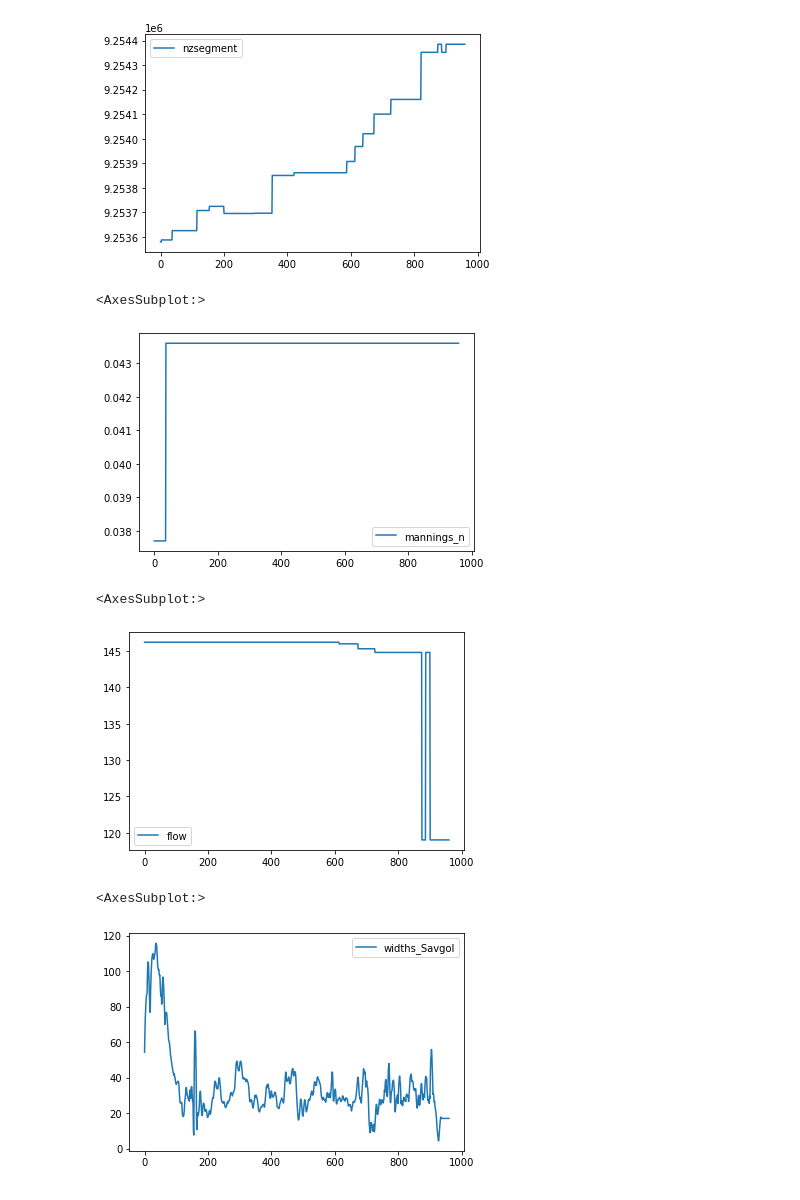
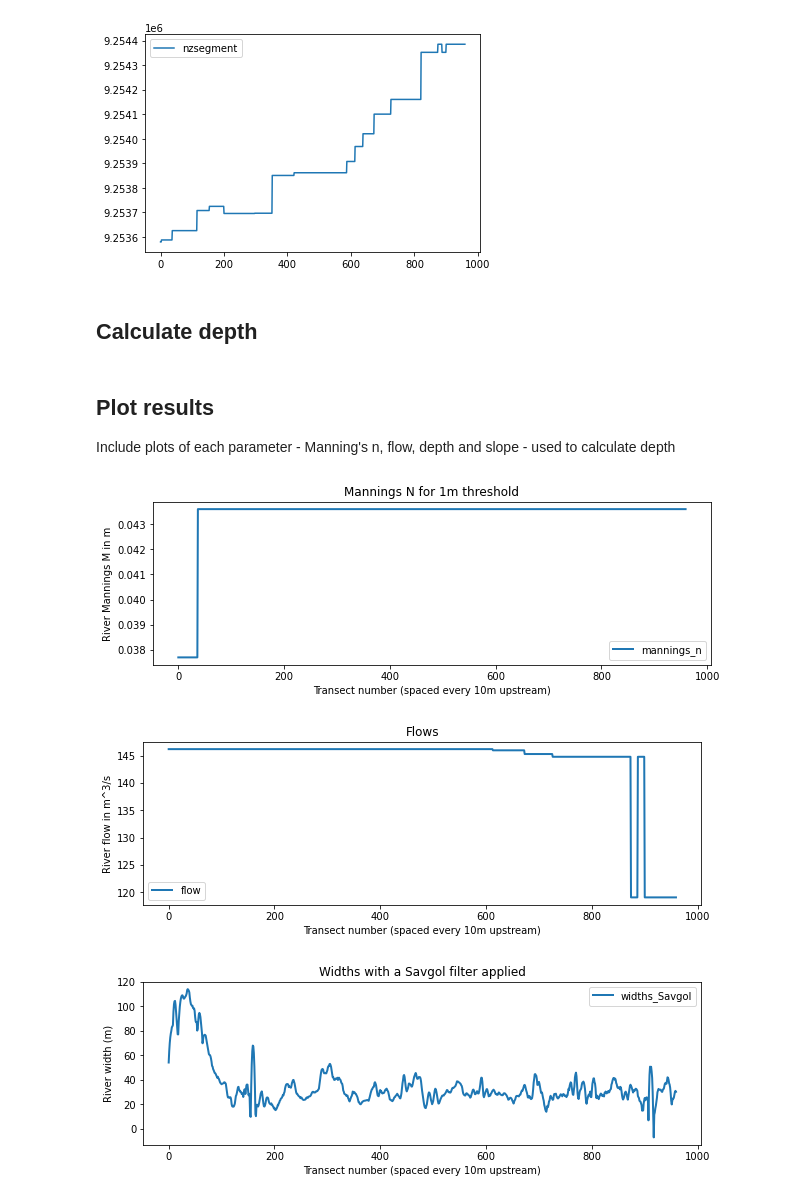
Before and after one commit to rosepearson/Hydrologic-DEMs-scripts, a Jupyter notebook: jupyter_notebooks/river_depth_generation.ipynb, the cells around one changed output. Saved outputs shown, nothing was run; the diff lists cells and outputs as text; code cells hidden in the pictures.

```diff
--- a/jupyter_notebooks/river_depth_generation.ipynb
+++ b/jupyter_notebooks/river_depth_generation.ipynb
@@ -41,5 +39,5 @@ array([9253579, 9253587, 9253625, 9253707, 9253724, 9253695, 9253696,
 # %%
-key_parameters = widths[['nzsegment', 'slope', 'widths_Savgol']]
+key_parameters = widths[['nzsegment', 'slope', 'widths_Savgol', 'geometry']]
 key_parameters = key_parameters[key_parameters['nzsegment'] != 0]
 # %%
 key_parameters['mannings_n'] = numpy.zeros(len(key_parameters['nzsegment']), dtype=int)
@@ -56,3 +52,5 @@ key_parameters[['nzsegment']].plot()
 # %% [output]
 <AxesSubplot:>
 [figure]
+# %% [markdown]
+## Calculate depth
@@ -59,16 +65,28 @@ key_parameters[['nzsegment']].plot()
+# %% [markdown]
+## Plot results
+Include plots of each parameter - Manning's n, flow, depth and slope - used to calculate depth
 # %%
-key_parameters[['mannings_n']].plot()
+f, ax = matplotlib.pyplot.subplots(figsize=(10, 3))
+key_parameters[['mannings_n']].plot(ax=ax, linewidth=2)
+ax.set(title=f"Mannings N for {threshold}m threshold")
+matplotlib.pyplot.xlabel(f"Transect number (spaced every {sampling_resolution}m upstream)")
+matplotlib.pyplot.ylabel(f"River Mannings M in m");
 # %% [output]
-<AxesSubplot:>
-[figure, old version]
+[figure, new version]
 # %%
-key_parameters[['flow']].plot()
+f, ax = matplotlib.pyplot.subplots(figsize=(10, 3))
+key_parameters[['flow']].plot(ax=ax, linewidth=2)
+ax.set(title=f"Flows")
+matplotlib.pyplot.xlabel(f"Transect number (spaced every {sampling_resolution}m upstream)")
+matplotlib.pyplot.ylabel(f"River flow in m^3/s");
 # %% [output]
-<AxesSubplot:>
-[figure, old version]
+[figure, new version]
 # %%
-key_parameters[['widths_Savgol']].plot()
+f, ax = matplotlib.pyplot.subplots(figsize=(10, 3))
+key_parameters[['widths_Savgol']].plot(ax=ax, linewidth=2)
+ax.set(title=f"Widths with a Savgol filter applied")
+matplotlib.pyplot.xlabel(f"Transect number (spaced every {sampling_resolution}m upstream)")
+matplotlib.pyplot.ylabel(f"River width (m)");
 # %% [output]
-<AxesSubplot:>
-[figure, old version]
+[figure, new version]
 # %%
```
Also changed, not shown: parts of 47 cells of this notebook.
